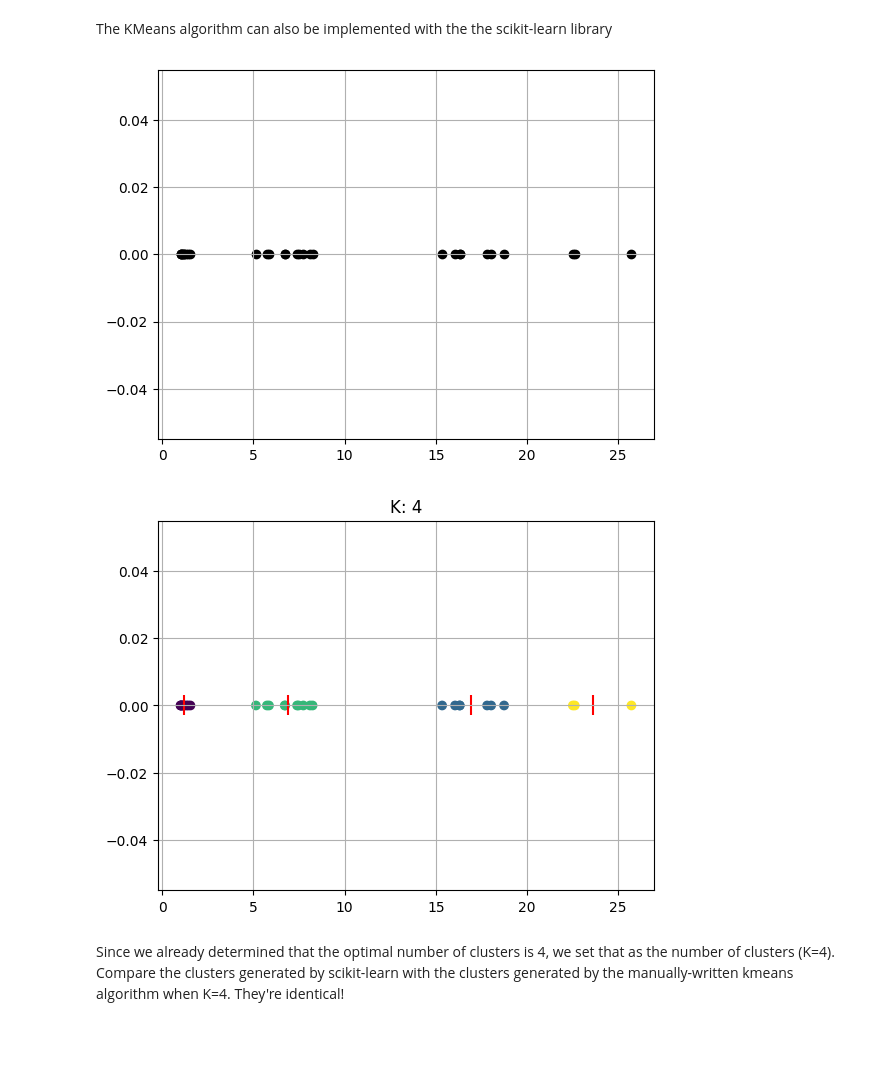
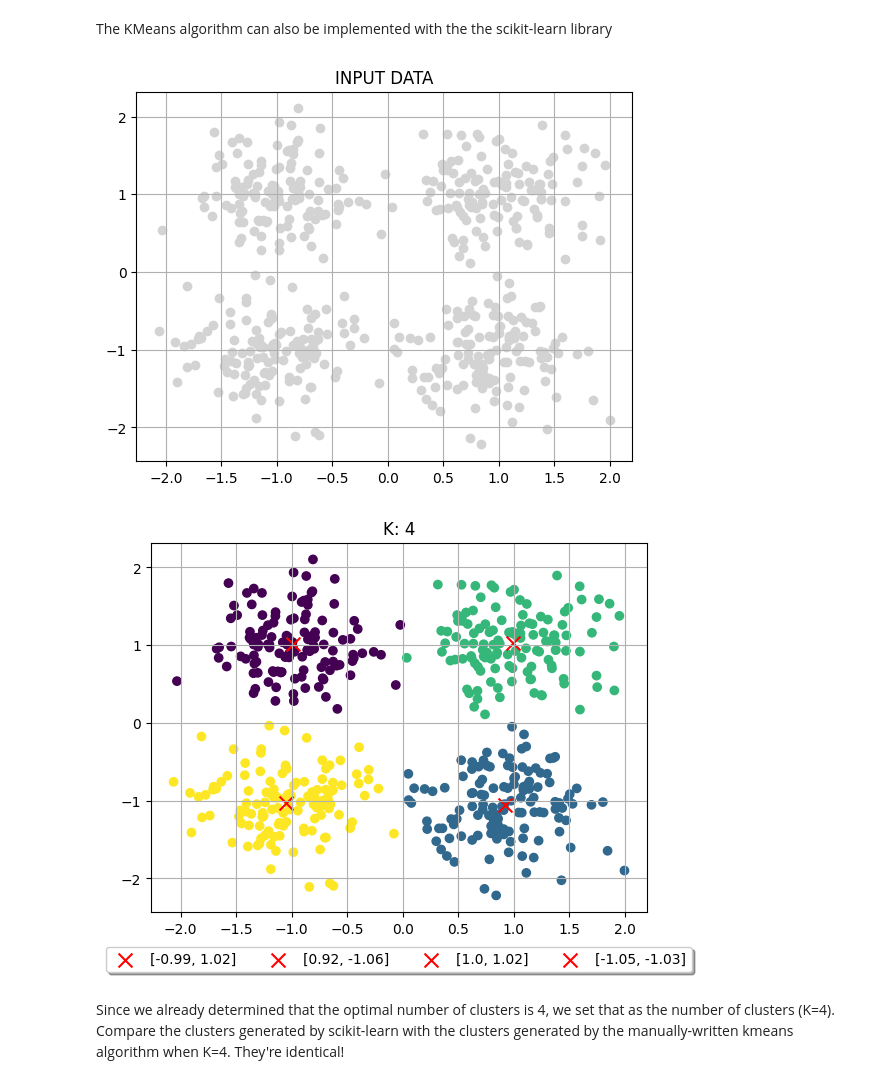
Before and after one commit to AndresDFlores/clustering_algorithms, a Jupyter notebook: k_means_clustering.ipynb, the cells around one changed output. Saved outputs shown, nothing was run; the diff lists cells and outputs as text; code cells hidden in the pictures; blank space fills up the shorter version.

```diff
--- a/k_means_clustering.ipynb
+++ b/k_means_clustering.ipynb
@@ -10,2 +16,7 @@ import matplotlib.pyplot as plt
 # %%
-data = [1.046964545,1.429028479,1.009788026,1.065635784,1.322817971,1.192413123,1.024090586,1.552231786,1.181007833,1.144235807,8.107825696,8.248531412,5.859392017,7.47826408,5.745442064,6.721629956,6.746805726,7.399141709,5.143286202,7.741684642,22.51409443,17.81432562,25.72455687,18.74525697,16.3095995,16.059397,18.03385569,15.34862874,16.31571101,22.61980418]
+centers = [[1, 1], [-1, -1], [1, -1], [-1, 1]]
+X, _ = make_blobs(
+    n_samples=500, centers=centers, cluster_std=0.4, random_state=0
+)
+
+data = list(zip(X[:,0], X[:,1]))
@@ -219,39 +297,70 @@ Looking at the plots, we see the most even data distributions relative to the ce
 The KMeans algorithm can also be implemented with the the scikit-learn library
 # %%
 from sklearn.cluster import KMeans
+# %%
+x = list(map(itemgetter(0), data)),
+y = list(map(itemgetter(1), data)),
 # %%
-#  data generation
-x = deepcopy(data)
-y = [0]*len(x)
-new_data = [[x[i], y[i]] for i, j in enumerate(x)]
+fig, ax = plt.subplots()
 
-fix1, ax1 = plt.subplots()
-ax1.scatter(x, y, c='black')
-ax1.grid(True)
+ax.scatter(
+    x = x,
+    y = y,
+    c='lightgrey')
+ax.grid(True)
+ax.set_title('INPUT DATA')
 
 plt.show()
 # %% [output]
-[figure, old version]
+[figure, new version]
 # %%
 K = 4
 
 #  define the number of clusters we want to break the input data into
 kmeans = KMeans(n_clusters = K)
-kmeans.fit(new_data)
+kmeans.fit(data)
 
-labels = kmeans.predict(new_data)  # label clusters
+labels = kmeans.predict(data)  # determines the cluster by measuring euclidean distance, identify and label clusters
 centroids = kmeans.cluster_centers_  # cluster centers, centroids
 
 
-# Plot the clusters
+# plot clustered data
 fix2, ax2 = plt.subplots()
-ax2.scatter(x, y, c=labels)
-ax2.scatter(centroids[:, 0], centroids[:, 1], s=200, marker='|', c='red')
+
+ax2.scatter(
+    x,
+    y,
+    c=labels
+    )
+
+
+#  plot and label cluster centroids
+for centroid_key in centroids:
+
+    legend_label = [float(round(centroid, 2)) for centroid in centroid_key]
+
+    ax2.scatter(
+        centroid_key[0],
+        centroid_key[1],
+        label=legend_label,
+        s=100,
+        marker='x',
+        c='red')
+
+#  legend box
+box = ax2.get_position()
+ax1.set_position([box.x0, box.y0 + box.height * 0.01,
+                box.width, box.height * 1])
+
+# Put a legend below current axis
+ax2.legend(loc='upper center', bbox_to_anchor=(0.5, -0.075),
+    fancybox=True, shadow=True, ncol=5)
+
 ax2.set_title(f'K: {K}')
 ax2.grid(True)
 
-plt.show()
+# plt.show()
 # %% [output]
-[figure, old version]
+[figure, new version]
 # %% [markdown]
 Since we already determined that the optimal number of clusters is 4, we set that as the number of clusters (K=4).  Compare the clusters generated by scikit-learn with the clusters generated by the manually-written kmeans algorithm when K=4.  They're identical!
```
Also changed, not shown: parts of 30 cells of this notebook, 1 other file.
